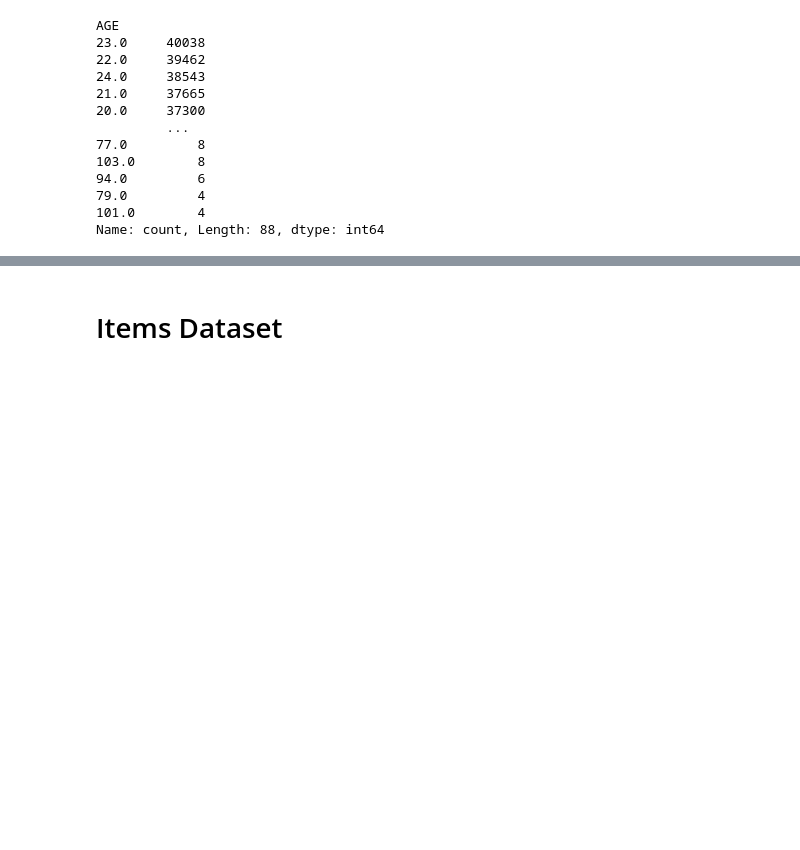
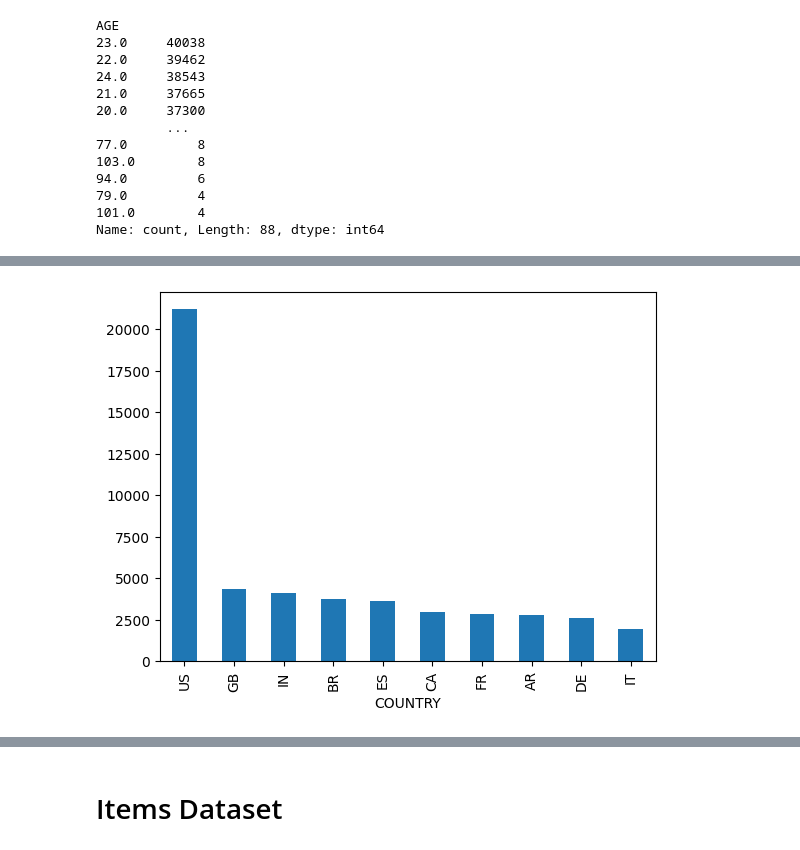
Before and after one commit to Yreus6/recommendation-mlp, a Jupyter notebook: notebooks/exploratory-data-analysis.ipynb, the cells around one changed output, grey strips where cells are left out. Drawn from its saved outputs; the diff is of its cells as text; code cells hidden in the pictures; blank space fills up the shorter version.

```diff
--- a/notebooks/exploratory-data-analysis.ipynb
+++ b/notebooks/exploratory-data-analysis.ipynb
@@ -99,0 +108,5 @@ Name: count, Length: 88, dtype: int64
+# %%
+user_df.groupby('COUNTRY')['USER_ID'].nunique().sort_values(ascending=False).head(10).plot(kind='bar')
+plt.savefig('user_country.png', bbox_inches='tight')
+# %% [output]
+[figure, added]
```
Also changed, not shown: parts of 17 cells of this notebook, 11 other files.
